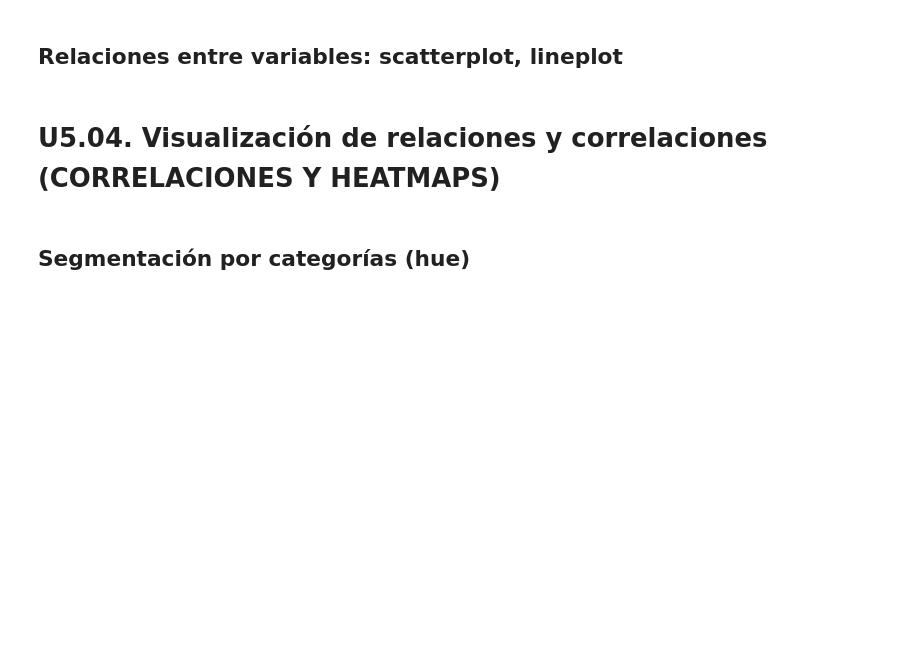
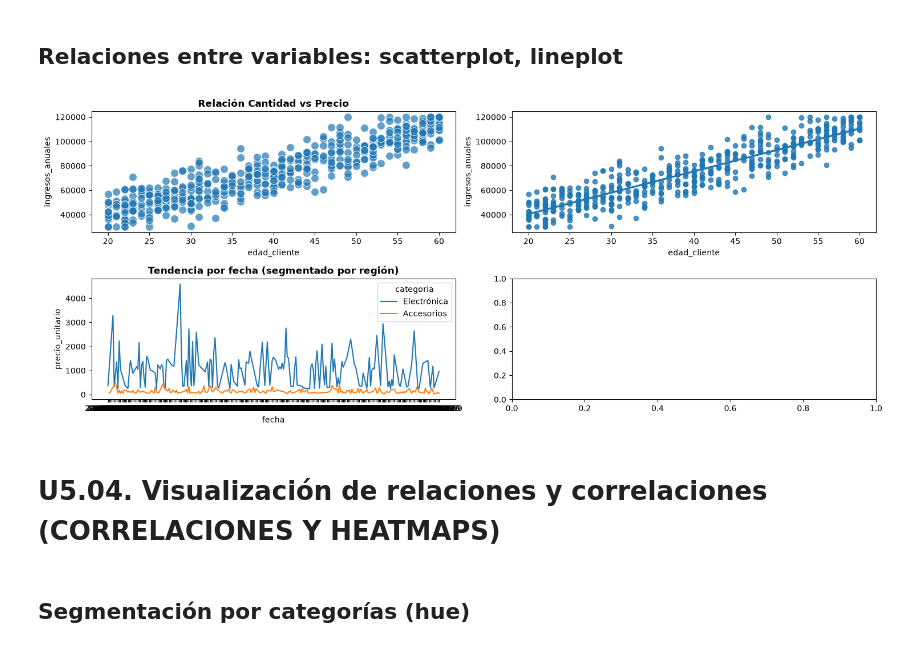
Before and after one commit to netcluster/Python-para-el-an-lisis-de-datos, a Jupyter notebook: Unidad 5/visualización-de-datos-con-python.ipynb, the cells around one changed output. Drawn from its saved outputs; the diff is of its cells as text; code cells hidden in the pictures; blank space fills up the shorter version.

```diff
--- a/Unidad 5/visualización-de-datos-con-python.ipynb
+++ b/Unidad 5/visualización-de-datos-con-python.ipynb
@@ -216,5 +261,30 @@ df = pd.read_csv('u5-datos-ventas.csv')
 # %% [markdown]
 ## Relaciones entre variables: scatterplot, lineplot
+# %%
+fig, ax = plt.subplots(2,2, figsize=(15, 6))
+ax1, ax3, ax2, ax4= ax.ravel()
+# Scatterplot: Relación simple
+sns.scatterplot(data=df, x='edad_cliente', y='ingresos_anuales',
+	ax=ax1, s=100, alpha=0.7)
+ax1.set_title('Relación Cantidad vs Precio', fontweight='bold')
+# Regplot: Scatterplot con línea de regresión
+sns.regplot(data=df, x='edad_cliente', y='ingresos_anuales', ax=ax3) # con línea de tendencia
+
+# Lineplot: Evolución temporal por grupo
+sns.lineplot(
+    data= df,
+    x='fecha', y='precio_unitario',
+    hue='categoria',
+    estimator='sum',
+    errorbar=None,
+    ax=ax2
+)
+ax2.set_title('Tendencia por fecha (segmentado por región)', fontweight='bold')
+
+plt.tight_layout()
+plt.show()
+# %% [output]
+[figure, added]
 # %% [markdown]
 # U5.04. Visualización de relaciones y correlaciones (CORRELACIONES Y HEATMAPS)
 # %% [markdown]
```
Also changed, not shown: parts of 11 cells of this notebook, 2 other files.
